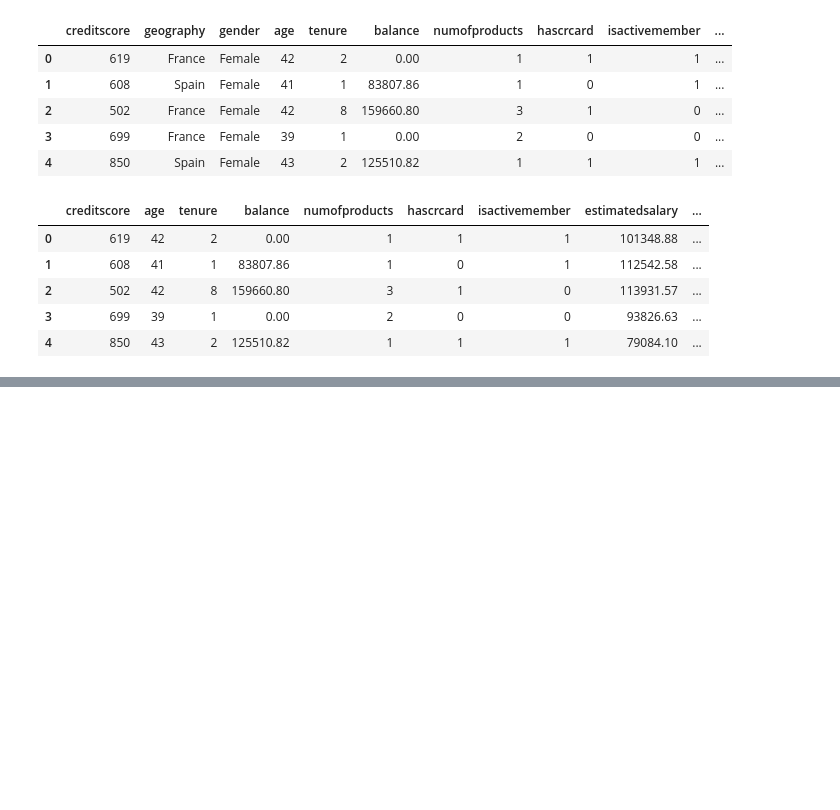
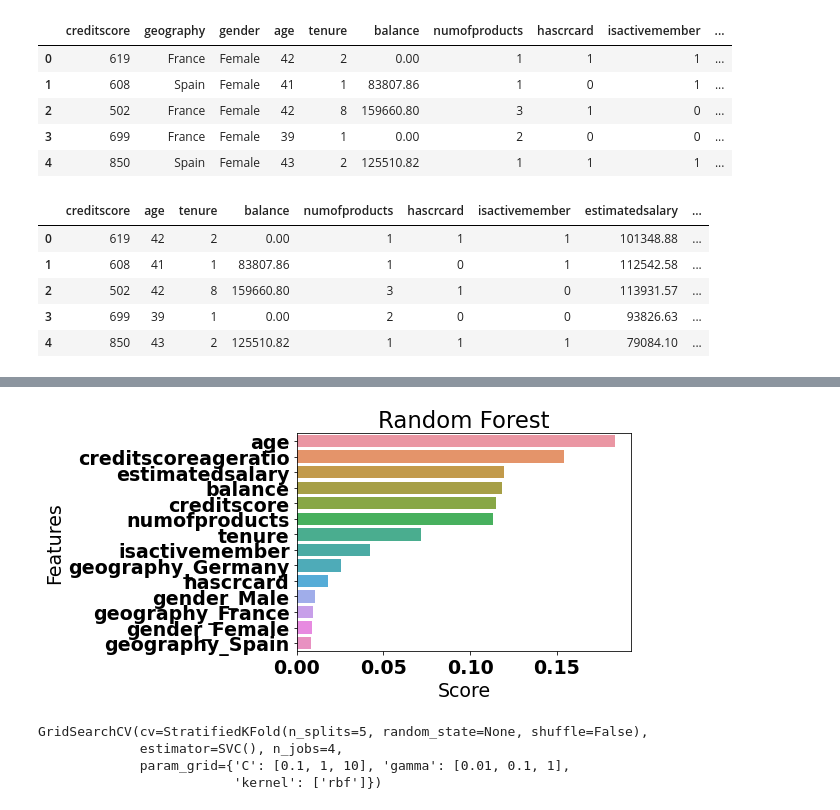
Before and after one commit to MattithyahuData/P2-Bank-churn-prediction, a Jupyter notebook: Code/P2 Code.ipynb, the cells around one changed output, grey strips where cells are left out. Saved outputs shown, nothing was run; the diff lists cells and outputs as text; code cells hidden in the pictures; blank space fills up the shorter version.

```diff
--- a/Code/P2 Code.ipynb
+++ b/Code/P2 Code.ipynb
@@ -260,0 +298,3 @@ print(X.shape, y.shape)
+# %%
+# Train-Test Separation
+X_train, X_test, y_train, y_test = train_test_split(X, y,  test_size=0.20, random_state=23, shuffle=True, stratify=y)
@@ -260,0 +447,37 @@ print(X.shape, y.shape)
+# %%
+rf1=RandomForestClassifier(bootstrap=True, class_weight=None, criterion='gini',
+            max_depth=None, max_features='auto', max_leaf_nodes=None,
+            min_impurity_decrease=0.0,
+            min_samples_leaf=1, min_samples_split=2,
+            min_weight_fraction_leaf=0.0, n_estimators=10, n_jobs=1,
+            oob_score=False, random_state=10101, verbose=0,
+            warm_start=False)
+feature_imp = pd.Series(rf1.fit(X_train, y_train).feature_importances_,
+                        index=X.columns).sort_values(ascending=False)
+# %%
+sns.barplot(x=feature_imp, y=feature_imp.index)
+plt.xlabel('Score')
+plt.ylabel('Features')
+plt.title("Random Forest")
+plt.show()
+# %% [output]
+[figure, added]
+# %%
+# SVC
+SVM = SVC()
+
+
+param_grid = {
+                'C': [0.1, 1, 10],
+                'gamma': [0.01, 0.1, 1],
+                'kernel': ['rbf']
+}
+
+gs_SVM = GridSearchCV(SVM, param_grid, cv=kfold, n_jobs=4)
+
+gs_SVM.fit(X_train,y_train)
+# %% [output]
+GridSearchCV(cv=StratifiedKFold(n_splits=5, random_state=None, shuffle=False),
+             estimator=SVC(), n_jobs=4,
+             param_grid={'C': [0.1, 1, 10], 'gamma': [0.01, 0.1, 1],
+                         'kernel': ['rbf']})
```
Also changed, not shown: parts of 24 cells of this notebook, 1 other file.
